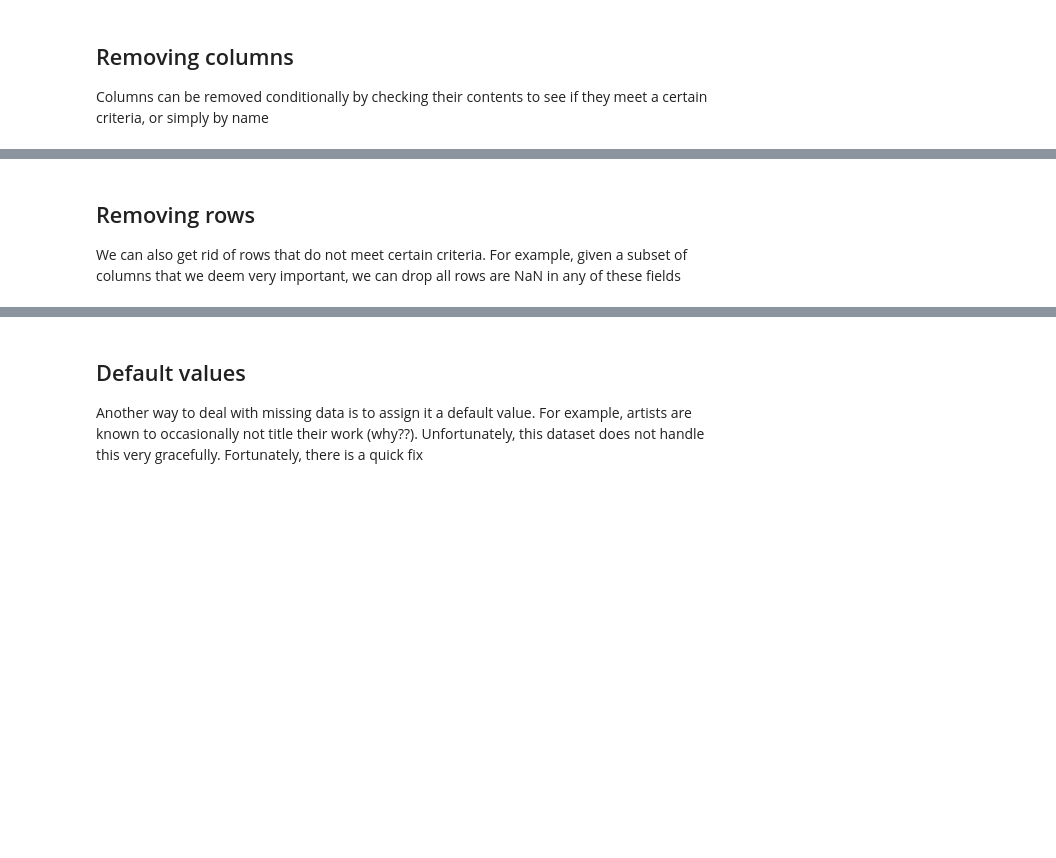
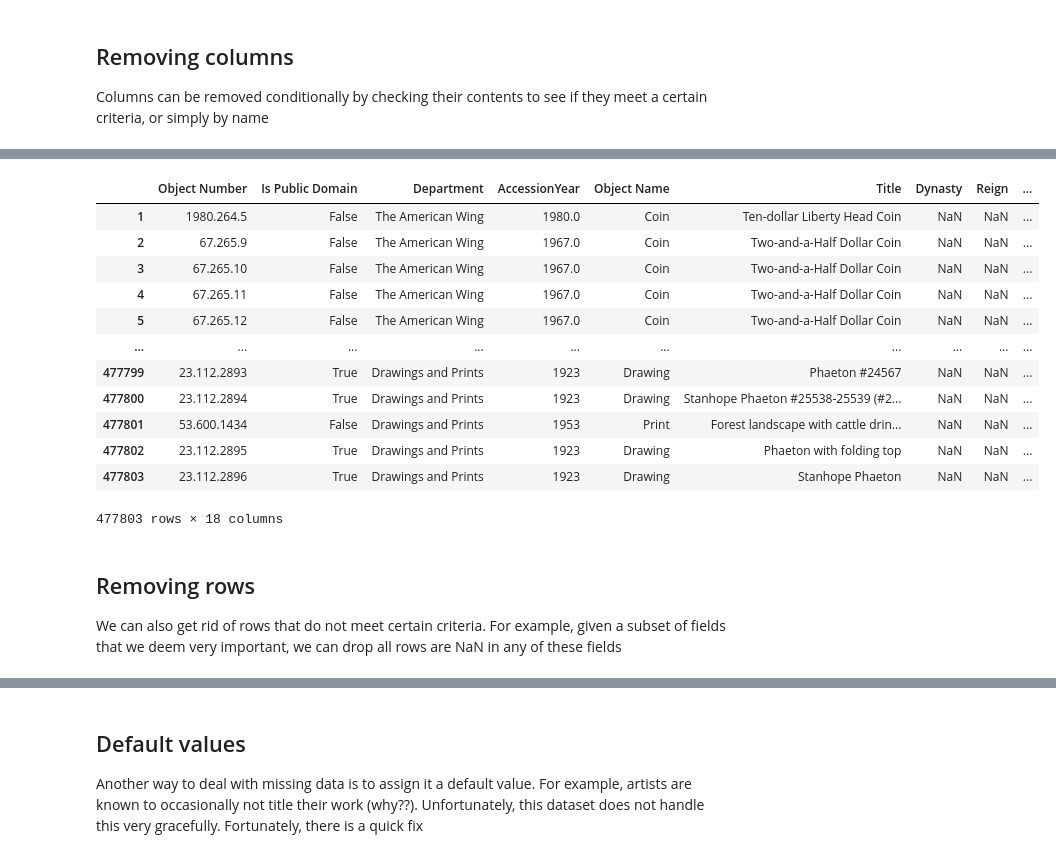
Before and after one commit to RaspberryVodka/aim-lab-sessions, a Jupyter notebook: week-2-pandas.ipynb, the cells around one changed output, grey strips where cells are left out. Cells and saved outputs as stored; diff of their text form; code cells hidden in the pictures; blank space fills up the shorter version.

Commit message:
fix: typos and import errors

```diff
--- a/week-2-pandas.ipynb
+++ b/week-2-pandas.ipynb
@@ -156,6 +118,62 @@ dataset
+# %%
+# At this point, we can also drop the columns that are irrelevant to our needs
+exclude_cols = [
+    "Country",
+    "Culture",
+    "Is Highlight",
+    "Is Timeline Work",
+    "Object End Date",
+    "Gallery Number",
+    "Period",
+    "Constituent ID",
+    "Artist Role",
+    "Artist Prefix",
+    "Artist Display Name",
+    "Artist Display Bio",
+    "Artist Suffix",
+    "Artist Alpha Sort",
+    "Artist Gender",
+    "Artist Nationality",
+    "Artist ULAN URL",
+    "Artist Wikidata URL",
+    "Credit Line",
+    "Object ID",
+    "Geography Type",
+    "City",
+    "State",
+    "County",
+    "Region",
+    "Classification",
+    "Rights and Reproduction",
+    "Link Resource",
+    "Object Wikidata URL",
+    "Repository",
+    "Tags AAT URL",
+    "Tags Wikidata URL",
+    "Artist Begin Date",
+    "Artist End Date",
+    "Object Date",
+]
+
+dataset = dataset.drop(exclude_cols, axis=1) # again axis=1 means we work on the columns of this dataframe
+dataset
+# %% [output]
+|  | Object Number | Is Public Domain | Department | AccessionYear | Object Name | Title | Dynasty | Reign | ... |
+| 1 | 1980.264.5 | False | The American Wing | 1980.0 | Coin | Ten-dollar Liberty Head Coin | NaN | NaN | ... |
+| 2 | 67.265.9 | False | The American Wing | 1967.0 | Coin | Two-and-a-Half Dollar Coin | NaN | NaN | ... |
+| 3 | 67.265.10 | False | The American Wing | 1967.0 | Coin | Two-and-a-Half Dollar Coin | NaN | NaN | ... |
+| 4 | 67.265.11 | False | The American Wing | 1967.0 | Coin | Two-and-a-Half Dollar Coin | NaN | NaN | ... |
+| 5 | 67.265.12 | False | The American Wing | 1967.0 | Coin | Two-and-a-Half Dollar Coin | NaN | NaN | ... |
+| ... | ... | ... | ... | ... | ... | ... | ... | ... | ... |
+| 477799 | 23.112.2893 | True | Drawings and Prints | 1923 | Drawing | Phaeton #24567 | NaN | NaN | ... |
+| 477800 | 23.112.2894 | True | Drawings and Prints | 1923 | Drawing | Stanhope Phaeton #25538-25539 (#2... | NaN | NaN | ... |
+| 477801 | 53.600.1434 | False | Drawings and Prints | 1953 | Print | Forest landscape with cattle drin... | NaN | NaN | ... |
+| 477802 | 23.112.2895 | True | Drawings and Prints | 1923 | Drawing | Phaeton with folding top | NaN | NaN | ... |
+| 477803 | 23.112.2896 | True | Drawings and Prints | 1923 | Drawing | Stanhope Phaeton | NaN | NaN | ... |
+477803 rows × 18 columns
 # %% [markdown]
 ## Removing rows
-We can also get rid of rows that do not meet certain criteria. For example, given a subset of columns that we deem very important, we can drop all rows are NaN in any of these fields
+We can also get rid of rows that do not meet certain criteria. For example, given a subset of fields that we deem very important, we can drop all rows are NaN in any of these fields
 # %%
 # Dropping records (rows)
 important_cols = ['Tags', 'Dimensions', 'Object Begin Date', 'AccessionYear']
```
Also changed, not shown: parts of 17 cells of this notebook, 1 other file.
